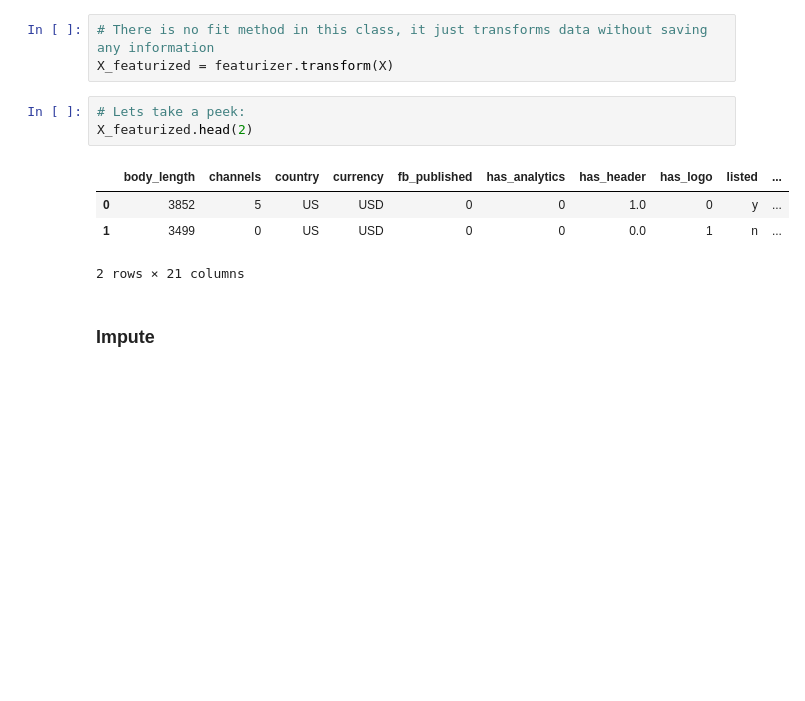
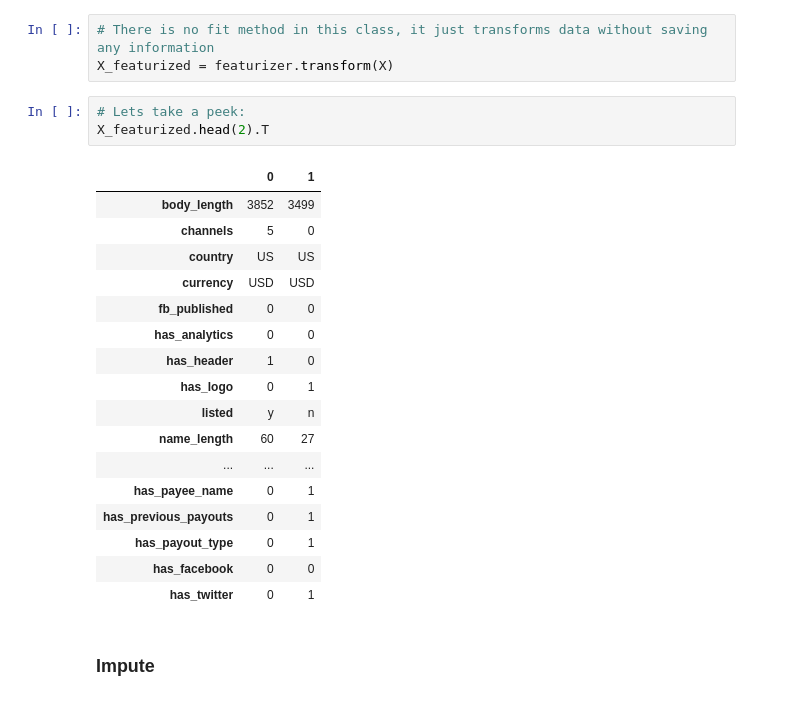
Before and after one commit to leannebaldwin/sklearn_pipelines, a Jupyter notebook: sklearn_pipelines_lesson.ipynb, the cells around one changed output. Drawn from its saved outputs; the diff is of its cells as text; blank space fills up the shorter version.

```diff
--- a/sklearn_pipelines_lesson.ipynb
+++ b/sklearn_pipelines_lesson.ipynb
@@ -458,12 +474,25 @@ featurizer = Featurizer1(cols=cols)
 X_featurized = featurizer.transform(X)
 # %%
 # Lets take a peek:
-X_featurized.head(2)
+X_featurized.head(2).T
 # %% [output]
-|  | body_length | channels | country | currency | fb_published | has_analytics | has_header | has_logo | listed | ... |
-| 0 | 3852 | 5 | US | USD | 0 | 0 | 1.0 | 0 | y | ... |
-| 1 | 3499 | 0 | US | USD | 0 | 0 | 0.0 | 1 | n | ... |
+|  | 0 | 1 |
+| body_length | 3852 | 3499 |
+| channels | 5 | 0 |
+| country | US | US |
+| currency | USD | USD |
+| fb_published | 0 | 0 |
+| has_analytics | 0 | 0 |
+| has_header | 1 | 0 |
+| has_logo | 0 | 1 |
+| listed | y | n |
+| name_length | 60 | 27 |
+| ... | ... | ... |
+| has_payee_name | 0 | 1 |
+| has_previous_payouts | 0 | 1 |
+| has_payout_type | 0 | 1 |
+| has_facebook | 0 | 0 |
+| has_twitter | 0 | 1 |
-2 rows × 21 columns
 # %% [markdown]
 ### Impute
 # %%
```
Also changed, not shown: parts of 9 cells of this notebook.
